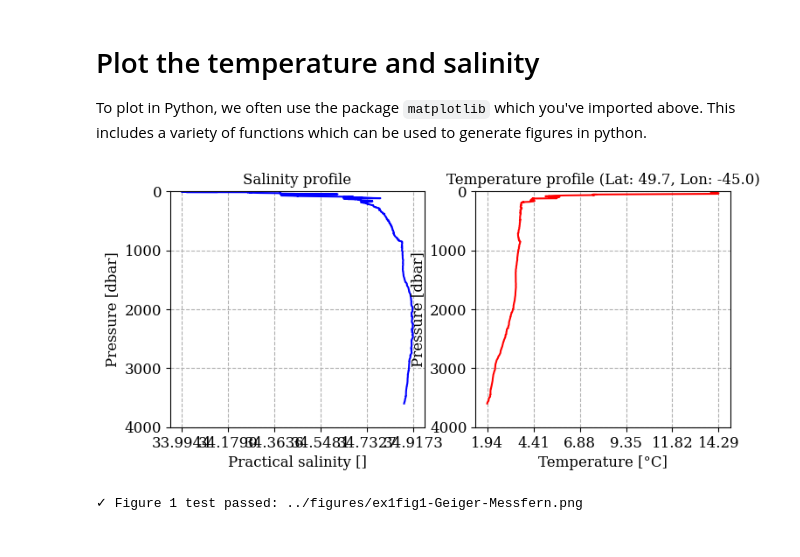
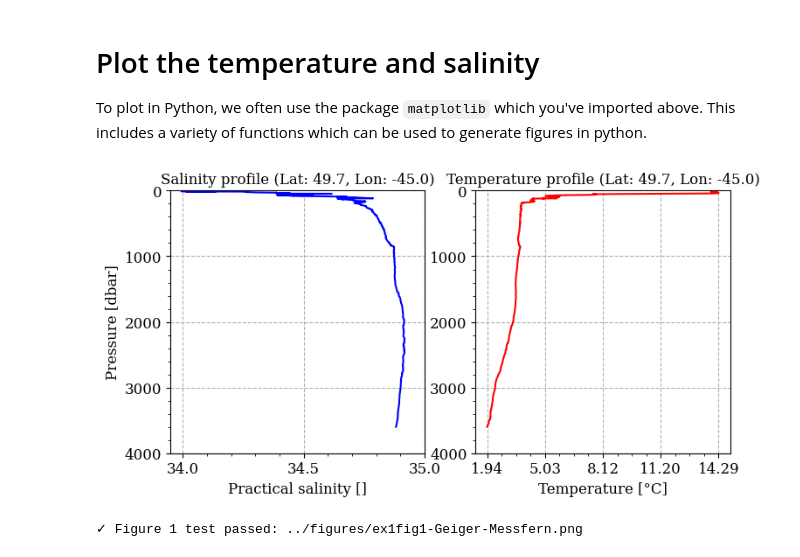
Before and after one commit to ifmeo-courses/messfern-1-ctd-Anja375, a Jupyter notebook: src/assignment.ipynb, the cells around one changed output. Drawn from its saved outputs; the diff is of its cells as text; code cells hidden in the pictures.

```diff
--- a/src/assignment.ipynb
+++ b/src/assignment.ipynb
@@ -178,7 +178,7 @@ To plot in Python, we often use the package `matplotlib` which you've imported a
 # Since matplotlib is long to write, in the import cell above, we've imported it as plt
 
 # edit figure size, full text width
-plt.figure(1, figsize=(8.27, 3.5))
+plt.figure(1, figsize=(8.27, 3.9))
 
 # In case the figure 1 already exists, clear it using clf()
 plt.clf()
@@ -207,17 +207,23 @@ plt.ylim(0, ctd_ds[pres_string].max())
 plt.gca().invert_yaxis()
 
 # Here we specify where exactly the x-ticks should be placed.  We want them at 34, 34.5, and 35
-x_ticks = np.linspace(float(ctd_ds[sal_string].min()), float(ctd_ds[sal_string].max()), 6)
+x_ticks = [34, 34.5, 35]
 plt.xticks(x_ticks, fontsize=12)
 
 # y-axis ticks every 1000 m
 plt.yticks(range(0, int(ctd_ds[pres_string].max()) + 1000, 1000), fontsize=12)
 
-# Finally, we can add a title to the plot using plt.title().  This function also takes a string as an argument.
-plt.title('Salinity profile', fontsize=12)
-
 # dashed gridlines
 plt.grid(True, linestyle='--')
+
+# add minor ticks for more detail
+plt.minorticks_on()
+
+# Finally, we can add a title to the plot using plt.title().  This function also takes a string as an argument.
+# include lat/lon in title
+lat = float(ctd_ds[lat_string].values[0])
+lon = float(ctd_ds[lon_string].values[0])
+plt.title(f'Salinity profile (Lat: {lat:.1f}, Lon: {lon:.1f})', fontsize=12)
 
 # YOUR TURN: Now, let's plot the temperature profile on the right-hand side of the figure
 plt.subplot(1,2,2)
@@ -227,36 +233,41 @@ plt.subplot(1,2,2)
 # Plot temperature vs pressure
 plt.plot(ctd_ds[temp_string], ctd_ds[pres_string], color='red')
 
 # add labels, title, formatting
 plt.xlabel('Temperature [°C]', fontsize=12)
-plt.ylabel('Pressure [dbar]', fontsize=12)
+
+# no y-label for better readability
+# plt.ylabel('Pressure [dbar]', fontsize=12)
 
 # title with lat/lon
 lat = float(ctd_ds[lat_string].values[0])
 lon = float(ctd_ds[lon_string].values[0])
 plt.title(f'Temperature profile (Lat: {lat:.1f}, Lon: {lon:.1f})', fontsize=12)
 
 # shallow limit exactly zero
 plt.ylim(0, ctd_ds[pres_string].max())
 plt.gca().invert_yaxis()
 
 # more detailed x-axis ticks
 x_min = float(ctd_ds[temp_string].min())
 x_max = float(ctd_ds[temp_string].max())
-plt.xticks(np.linspace(x_min, x_max, 6), fontsize=12)
+plt.xticks(np.linspace(x_min, x_max, 5), fontsize=12)
 
 # y-axis ticks every 1000 m
 plt.yticks(range(0, int(ctd_ds[pres_string].max()) + 1000, 1000), fontsize=12)
 
 # dashed gridlines
 plt.grid(True, linestyle='--')
 
+# add minor ticks for more detail
+plt.minorticks_on()
+
 # This code saves the figure to a file.  The file type is determined by the extension of the filename.
 # IMPORTANT: Change YourName to your actual last name
 plt.savefig(figdir + 'ex1fig1-Geiger-Messfern.png')
 plt.show()
 # %% [output]
-[figure, old version]
+[figure, new version]
 # %%
 # Test that Figure 1 was created correctly
 import glob
```
Also changed, not shown: 1 other file.
